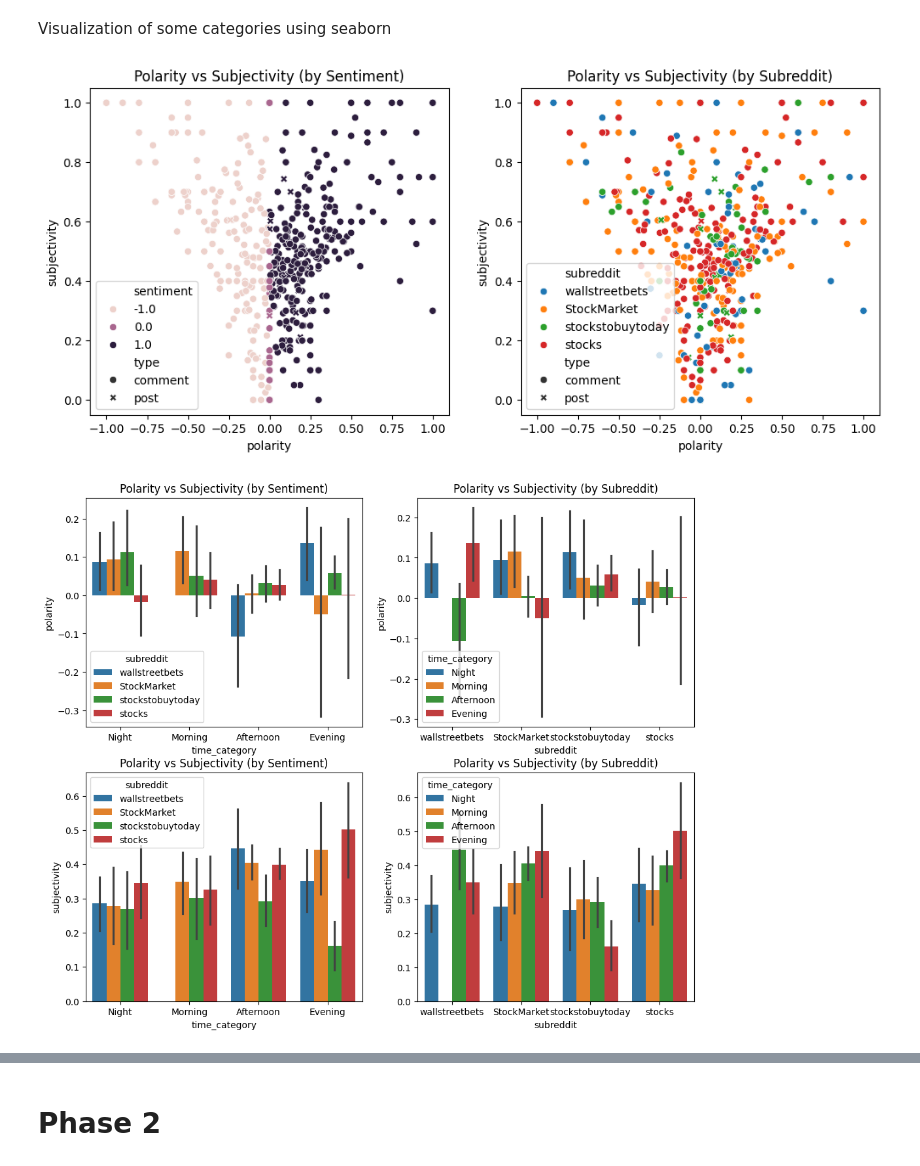
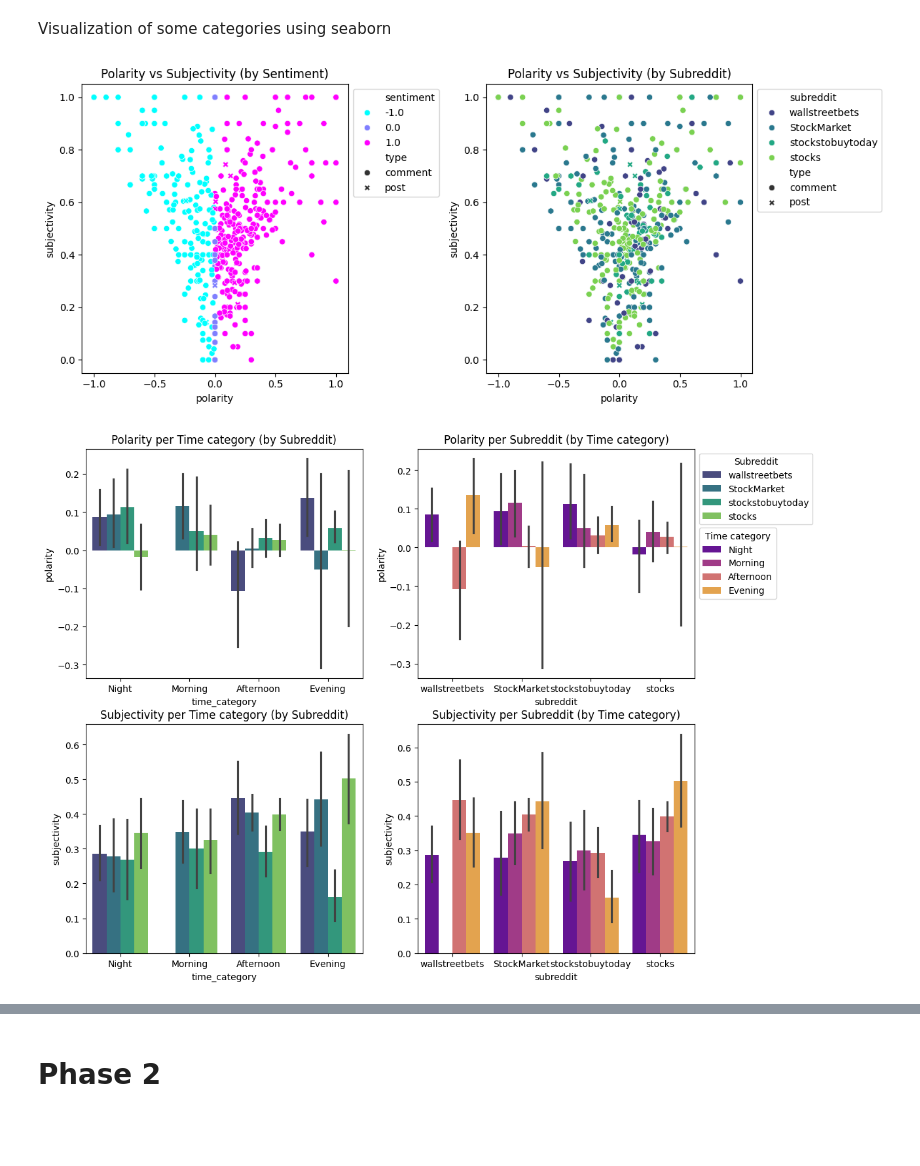
Before and after one commit to saylaa5923/DM2025-Lab1-Exercise, a Jupyter notebook: DM2025-Lab1-Homework.ipynb, the cells around one changed output, grey strips where cells are left out. Saved outputs shown, nothing was run; the diff lists cells and outputs as text; code cells hidden in the pictures; blank space fills up the shorter version.

```diff
--- a/DM2025-Lab1-Homework.ipynb
+++ b/DM2025-Lab1-Homework.ipynb
@@ -168,20 +169,25 @@ analyze(new_df.text[0])
 Visualization of some categories using seaborn
 # %%
 fig, axs_sc = plt.subplots(1, 2, figsize=(12,5))
-sns.scatterplot(data = new_df, x = 'polarity', y='subjectivity', hue='sentiment', style = 'type', ax=axs_sc[0])
-sns.scatterplot(data = new_df, x = 'polarity', y='subjectivity', hue='subreddit', style = 'type', ax=axs_sc[1])
+sns.scatterplot(data = new_df, x = 'polarity', y='subjectivity', hue='sentiment', palette='cool', style = 'type', ax=axs_sc[0])
+sns.scatterplot(data = new_df, x = 'polarity', y='subjectivity', hue='subreddit', palette='viridis', style = 'type', ax=axs_sc[1])
 axs_sc[0].set_title("Polarity vs Subjectivity (by Sentiment)")
 axs_sc[1].set_title("Polarity vs Subjectivity (by Subreddit)")
+axs_sc[0].legend(loc='upper left', bbox_to_anchor=(1, 1))
+axs_sc[1].legend(loc='upper left', bbox_to_anchor=(1, 1))
+plt.tight_layout()
 fig, axs = plt.subplots(2, 2, figsize=(12, 10))
-sns.barplot(data = new_df, x = 'time_category', y='polarity', hue = 'subreddit', ax=axs[0, 0])
-sns.barplot(data = new_df, x = 'subreddit', y='polarity', hue = 'time_category',ax=axs[0, 1])
-sns.barplot(data = new_df, x = 'time_category', y='subjectivity', hue = 'subreddit', ax=axs[1, 0])
-sns.barplot(data = new_df, x = 'subreddit', y='subjectivity', hue = 'time_category',ax=axs[1, 1])
+sns.barplot(data = new_df, x = 'time_category', y='polarity', hue = 'subreddit', palette='viridis', ax=axs[0, 0])
+sns.barplot(data = new_df, x = 'subreddit', y='polarity', hue = 'time_category', palette='plasma',ax=axs[0, 1])
+sns.barplot(data = new_df, x = 'time_category', y='subjectivity', hue = 'subreddit', palette='viridis', ax=axs[1, 0], legend = None)
+sns.barplot(data = new_df, x = 'subreddit', y='subjectivity', hue = 'time_category', palette='plasma',ax=axs[1, 1], legend = None)
 axs[0,0].set_title("Polarity per Time category (by Subreddit)")
 axs[0,1].set_title("Polarity per Subreddit (by Time category)")
 axs[1,0].set_title("Subjectivity per Time category (by Subreddit)")
 axs[1,1].set_title("Subjectivity per Subreddit (by Time category)")
+axs[0,0].legend(loc='upper left', bbox_to_anchor=(2.2, 1), title='Subreddit')
+axs[0,1].legend(loc='upper left', bbox_to_anchor=(1, 0.675), title='Time category')
 plt.show()
 # %% [output]
-[figure, old version]
+[figure, new version]
-[figure, old version]
+[figure, new version]
```
Also changed, not shown: parts of 12 cells of this notebook.
